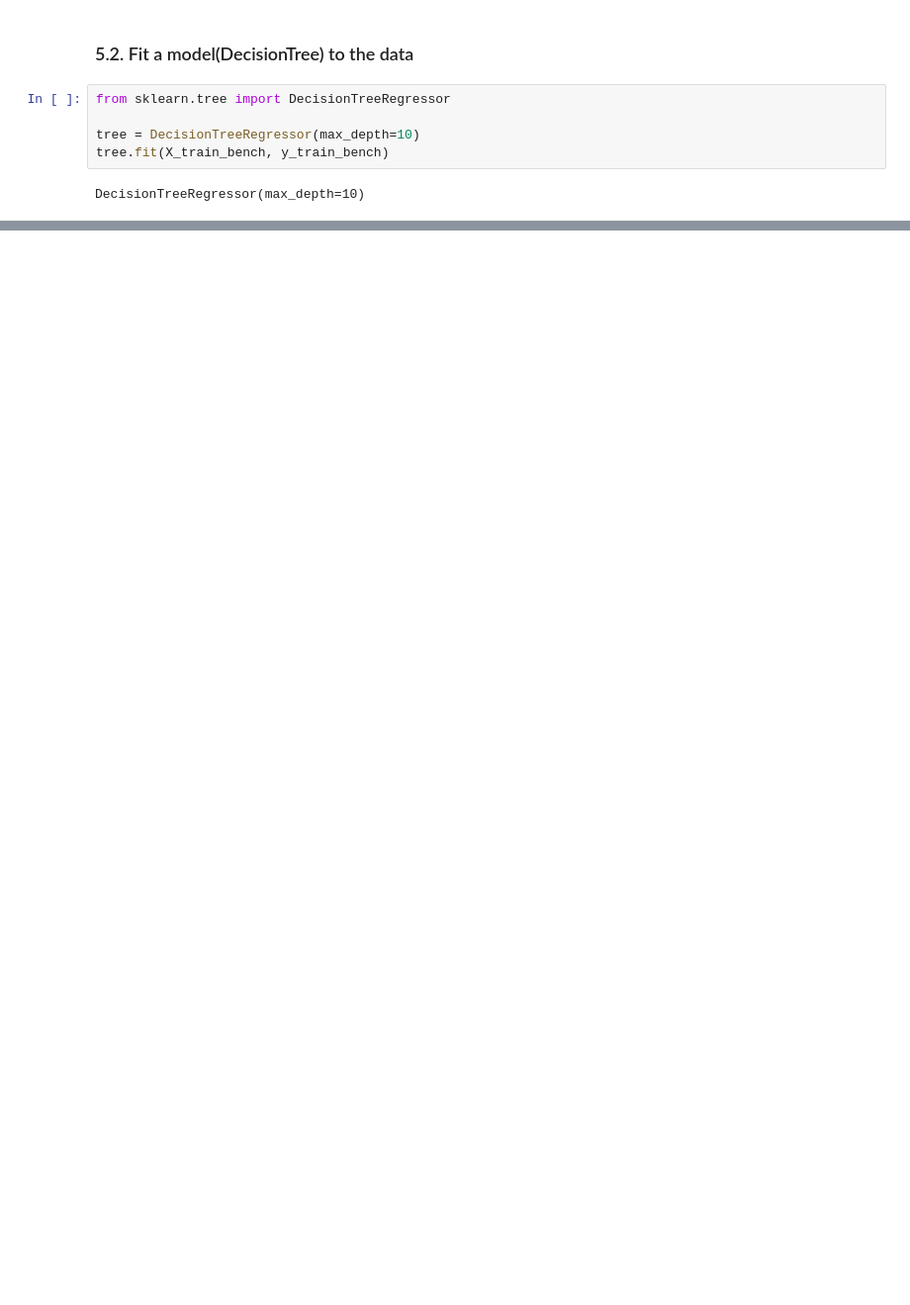
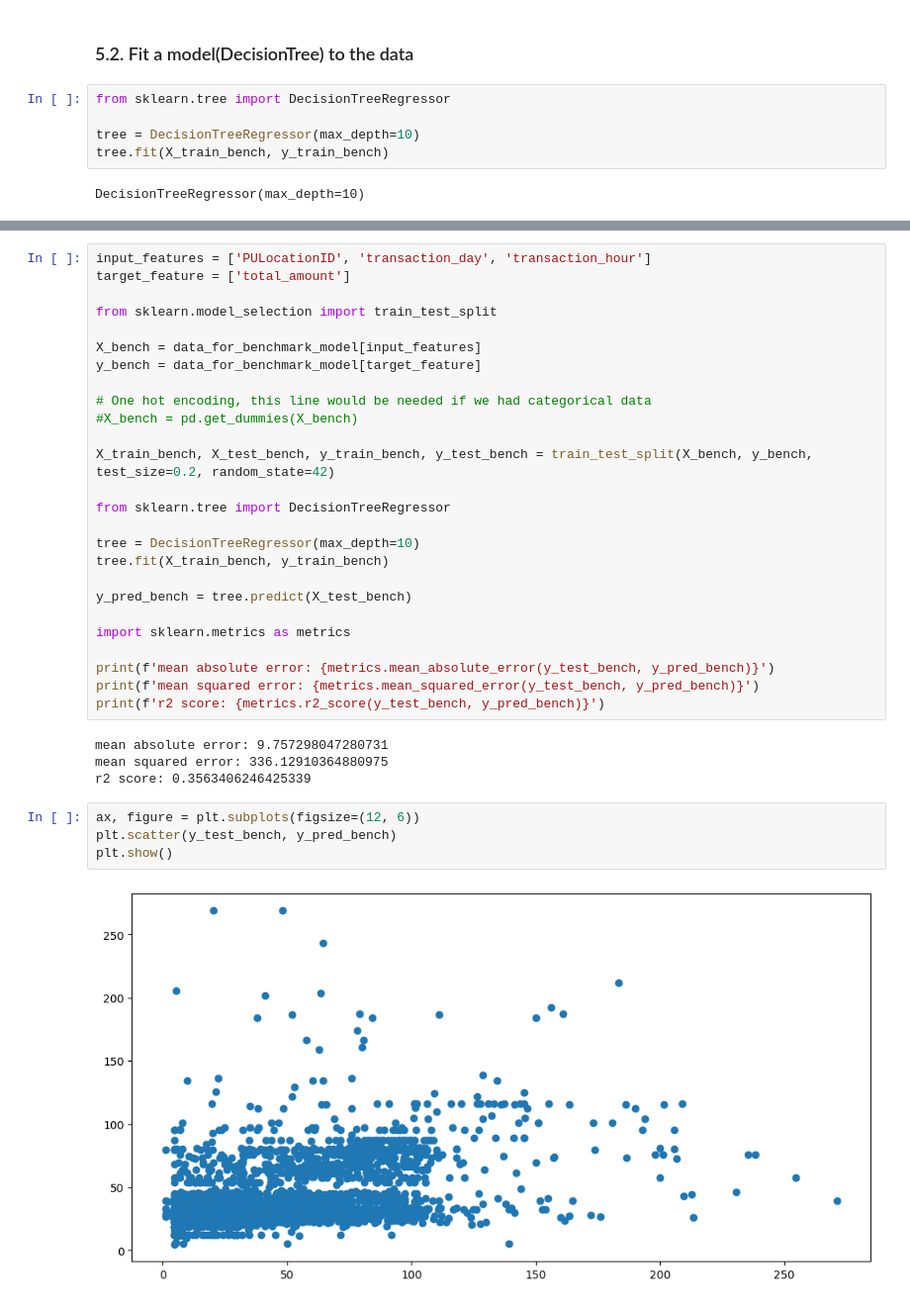
Before and after one commit to danielcamacho9712/Machine-Learning-Project, a Jupyter notebook: NY_yellow-taxis.ipynb, the cells around one changed output, grey strips where cells are left out. Shown: that part at 99% size. Cells and saved outputs as stored; diff of their text form; blank space fills up the shorter version.

```diff
--- a/NY_yellow-taxis.ipynb
+++ b/NY_yellow-taxis.ipynb
@@ -251,0 +263,36 @@ DecisionTreeRegressor(max_depth=10)
+# %%
+input_features = ['PULocationID', 'transaction_day', 'transaction_hour']
+target_feature = ['total_amount']
+
+from sklearn.model_selection import train_test_split
+
+X_bench = data_for_benchmark_model[input_features]
+y_bench = data_for_benchmark_model[target_feature]
+
+# One hot encoding, this line would be needed if we had categorical data
+#X_bench = pd.get_dummies(X_bench)
+
+X_train_bench, X_test_bench, y_train_bench, y_test_bench = train_test_split(X_bench, y_bench, test_size=0.2, random_state=42)
+
+from sklearn.tree import DecisionTreeRegressor
+
+tree = DecisionTreeRegressor(max_depth=10)
+tree.fit(X_train_bench, y_train_bench)
+
+y_pred_bench = tree.predict(X_test_bench)
+
+import sklearn.metrics as metrics
+
+print(f'mean absolute error: {metrics.mean_absolute_error(y_test_bench, y_pred_bench)}')
+print(f'mean squared error: {metrics.mean_squared_error(y_test_bench, y_pred_bench)}')
+print(f'r2 score: {metrics.r2_score(y_test_bench, y_pred_bench)}')
+# %% [output]
+mean absolute error: 9.757298047280731
+mean squared error: 336.12910364880975
+r2 score: 0.3563406246425339
+# %%
+ax, figure = plt.subplots(figsize=(12, 6))
+plt.scatter(y_test_bench, y_pred_bench)
+plt.show()
+# %% [output]
+[figure, added]
```
Also changed, not shown: parts of 8 cells of this notebook.
